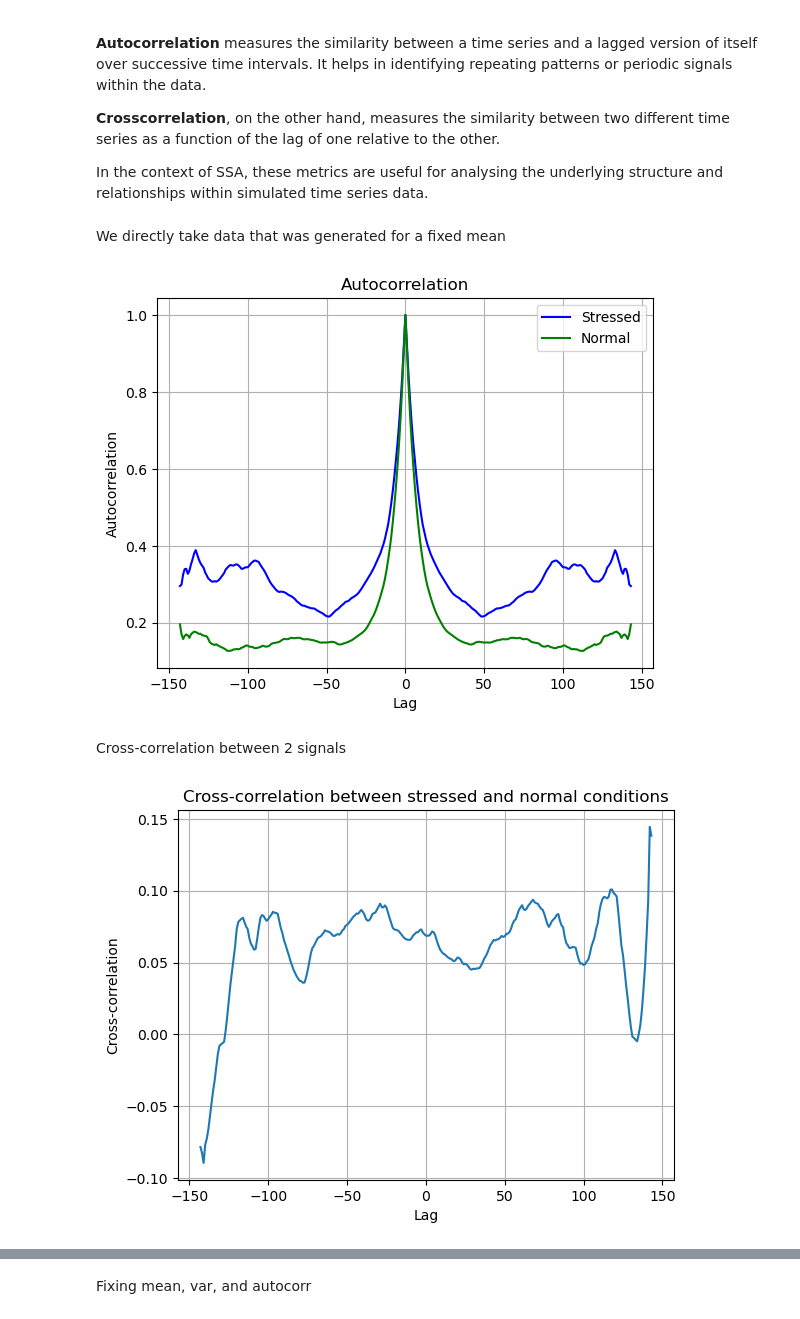
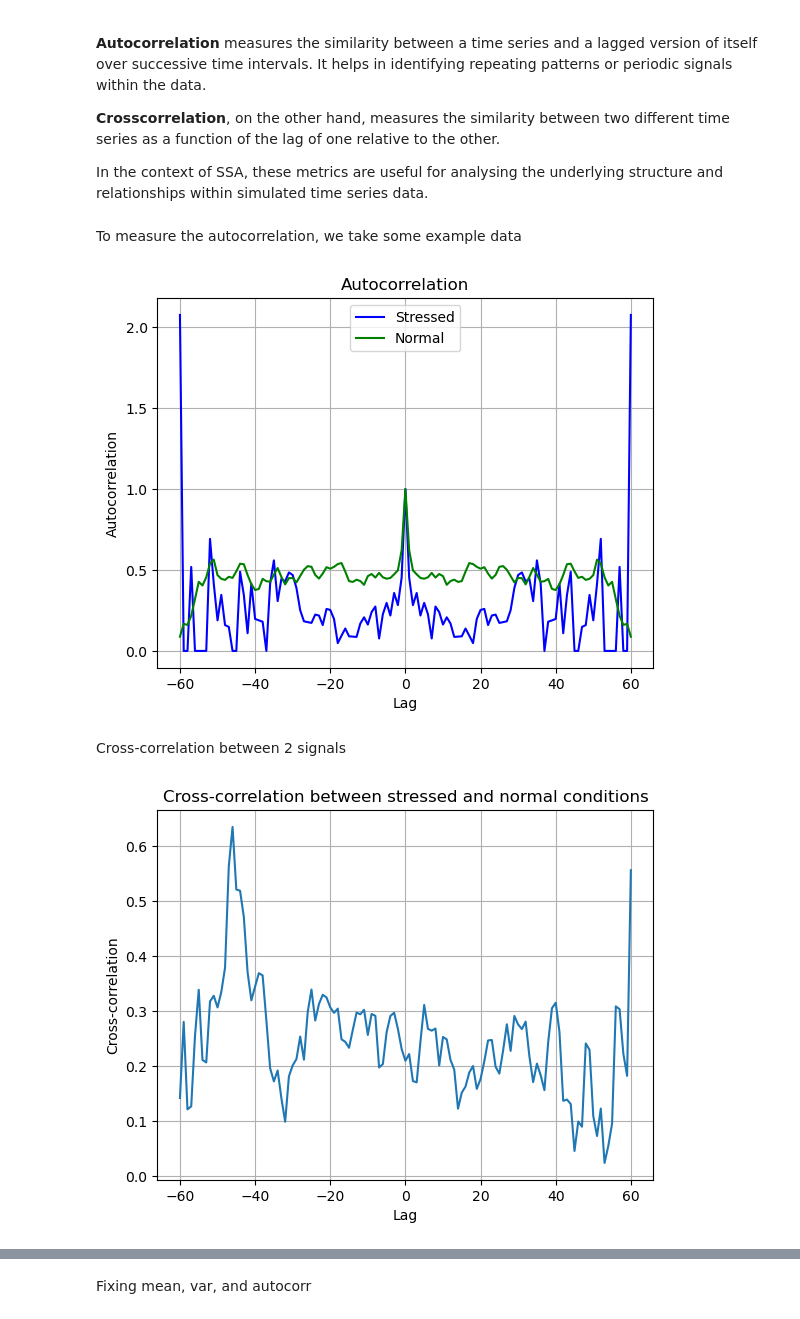
Before and after one commit to GrignardReagent/SSA, a Jupyter notebook: notebooks/WIP_auto_cross-correlation.ipynb, the cells around one changed output, grey strips where cells are left out. Drawn from its saved outputs; the diff is of its cells as text; code cells hidden in the pictures.

```diff
--- a/notebooks/WIP_auto_cross-correlation.ipynb
+++ b/notebooks/WIP_auto_cross-correlation.ipynb
@@ -24,8 +24,8 @@ from ssa_classification import *
 from utils.load_data import load_and_split_data
 %load_ext autoreload
 %autoreload 2
-# %% [markdown]
-We directly take data that was generated for a fixed mean
+# %% [markdown]
+To measure the autocorrelation, we take some example data
 # %%
 # Define system parameters
 mu_target = 10.0
@@ -46,35 +46,35 @@ parameter_sets = [
     {"sigma_u": sigma_u_stress, "sigma_b": sigma_b_stress, "rho": rho_stress, "d": d_stress, "label": 0},
     {"sigma_u": sigma_u_normal, "sigma_b": sigma_b_normal, "rho": rho_normal, "d": d_normal, "label": 1},
 ]
 
-output_file = "data/mRNA_trajectories_mean_fixed.csv"
+output_file = "data/mRNA_trajectories_example.csv"
 df_results = pd.read_csv(output_file)
 
 # Extract mRNA trajectories for each condition
 stress_trajectories = df_results[df_results['label'] == 0].iloc[:, 1:].values  # Stressed Condition
 normal_trajectories = df_results[df_results['label'] == 1].iloc[:, 1:].values  # Normal condition
 
 # Find the time index at which steady state is reached
 steady_state_time_stress, steady_state_index_stress = find_steady_state(parameter_sets[0])
 steady_state_time_normal, steady_state_index_normal = find_steady_state(parameter_sets[1])
 
 # Extract steady-state portions
 steady_state_traj_stress = stress_trajectories[:, steady_state_index_stress:]
 steady_state_traj_normal = normal_trajectories[:, steady_state_index_normal:]
 
 ac_stress, lags_stress = autocrosscorr(yA=steady_state_traj_stress)
 ac_normal, lags_normal = autocrosscorr(yA=steady_state_traj_normal)
 plt.figure()
 plt.plot(lags_stress, np.nanmean(ac_stress, axis=0), color="blue", label="Stressed")
 plt.plot(lags_normal, np.nanmean(ac_normal, axis=0), color="green", label="Normal")
 plt.legend()
 plt.xlabel("Lag")
 plt.ylabel("Autocorrelation")
 plt.title("Autocorrelation")
 plt.grid()
 plt.show()
 # %% [output]
-[figure, old version]
+[figure, new version]
 # %% [markdown]
 Cross-correlation between 2 signals
 # %%
@@ -88,5 +88,5 @@ plt.title("Cross-correlation between stressed and normal conditions")
 plt.grid()
 plt.show()
 # %% [output]
-[figure, old version]
+[figure, new version]
 # %% [markdown]
```
Also changed, not shown: parts of 5 cells of this notebook, 3 other files.
